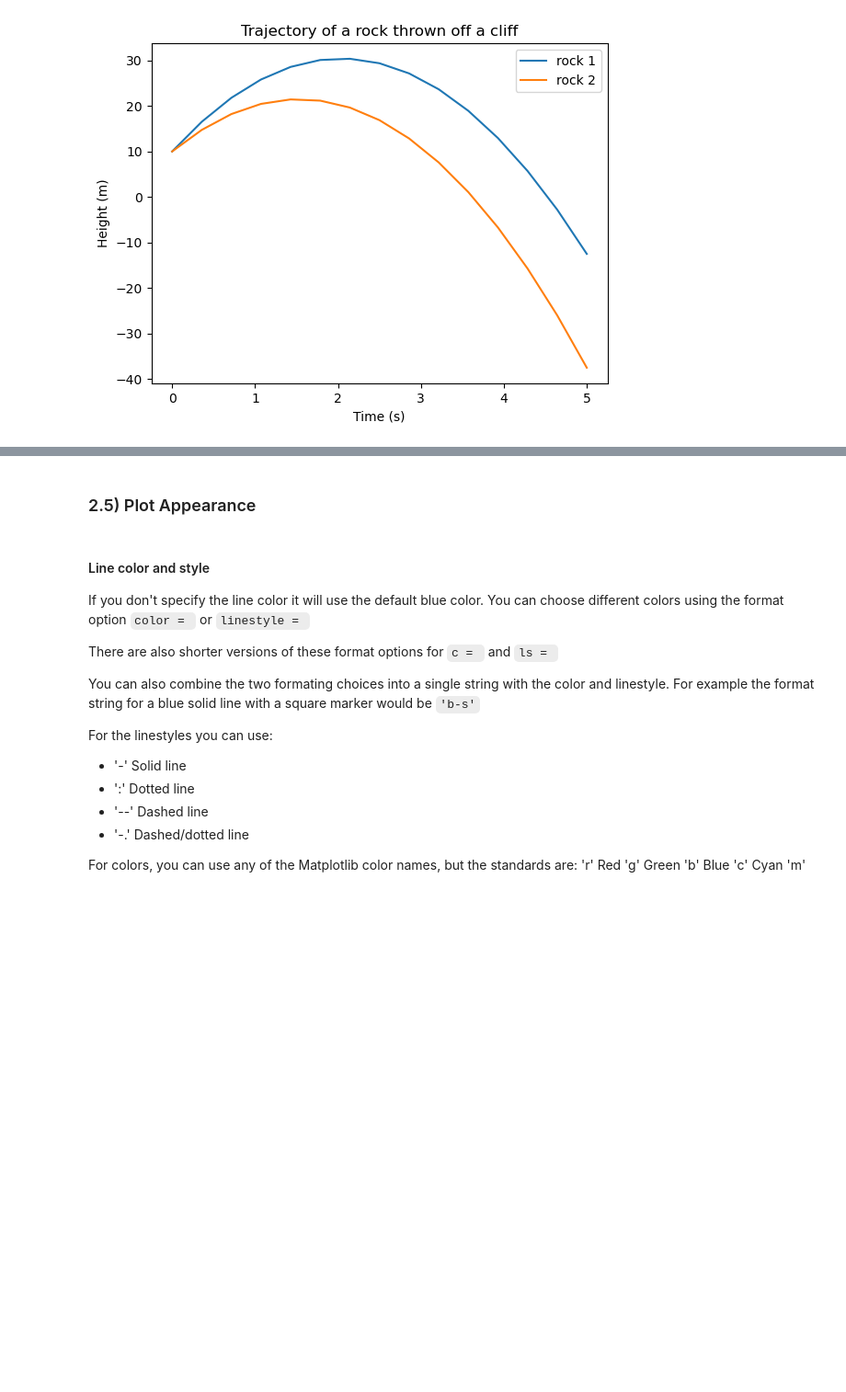
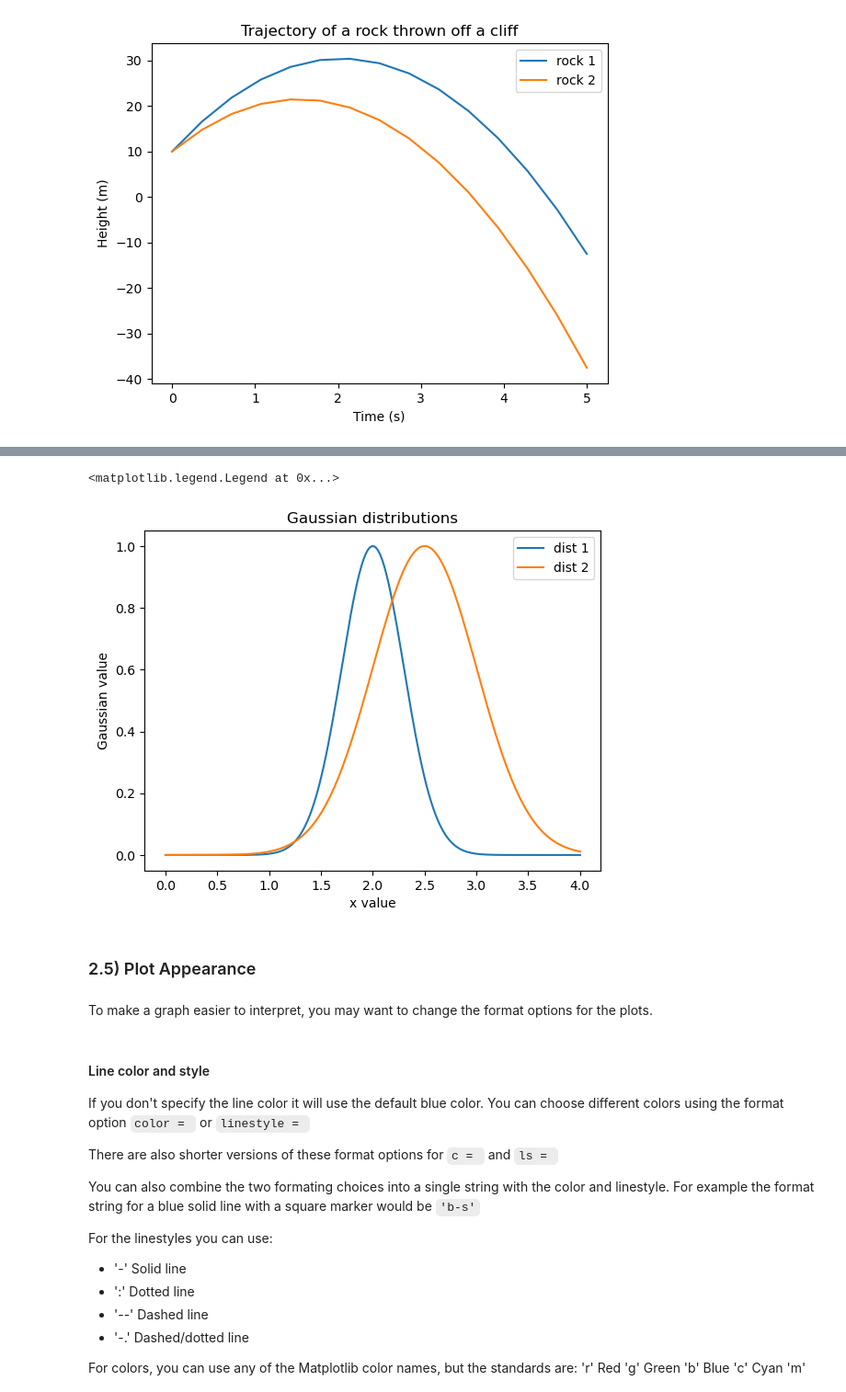
Before and after one commit to drjenncash/SCSU-PAARE-python-intro-tutorials, a Jupyter notebook: Tutorial08_VisualizingData-draft.ipynb, the cells around one changed output, grey strips where cells are left out. Shown at 92% size. Drawn from its saved outputs; the diff is of its cells as text; code cells hidden in the pictures; blank space fills up the shorter version.

```diff
--- a/Tutorial08_VisualizingData-draft.ipynb
+++ b/Tutorial08_VisualizingData-draft.ipynb
@@ -313,5 +345,42 @@ plt.legend()
+# %%
+# Create the x value range
+x = np.linspace(0,4,200)
+
+# Declare the Gaussian parameters
+mu1 = 2
+sig1 = 0.3
+mu2 = 2.5
+sig2 = 0.5
+
+# Calculate the first curve using the desired gaussian parameters
+y1 = np.exp(-(x - mu1)**2 / (2 * sig1**2))
+
+
+#Complete the code below
+
+# Calculate the second curve using the desired gaussian parameters
+
+y2 = np.exp(-(x - mu2)**2 / (2 * sig2**2))
+
+
+#plot the first curve
+plt.plot(x, y1, label='dist 1')
+
+#plot the second curve on the same graph
+plt.plot(x, y2, label='dist 2')
+
+#add titles, labels, and a ledgend
+plt.title('Gaussian distributions')
+plt.xlabel('x value')
+plt.ylabel('Gaussian value')
+plt.legend()
+# %% [output]
+<matplotlib.legend.Legend at 0x...>
+[figure, added]
 # %% [markdown]
 ### 2.5) Plot Appearance
+# %% [markdown]
+To make a graph easier to interpret, you may want to change the format options for the plots.
 # %% [markdown]
 #### Line color and style
 
```
Also changed, not shown: parts of 29 cells of this notebook.
